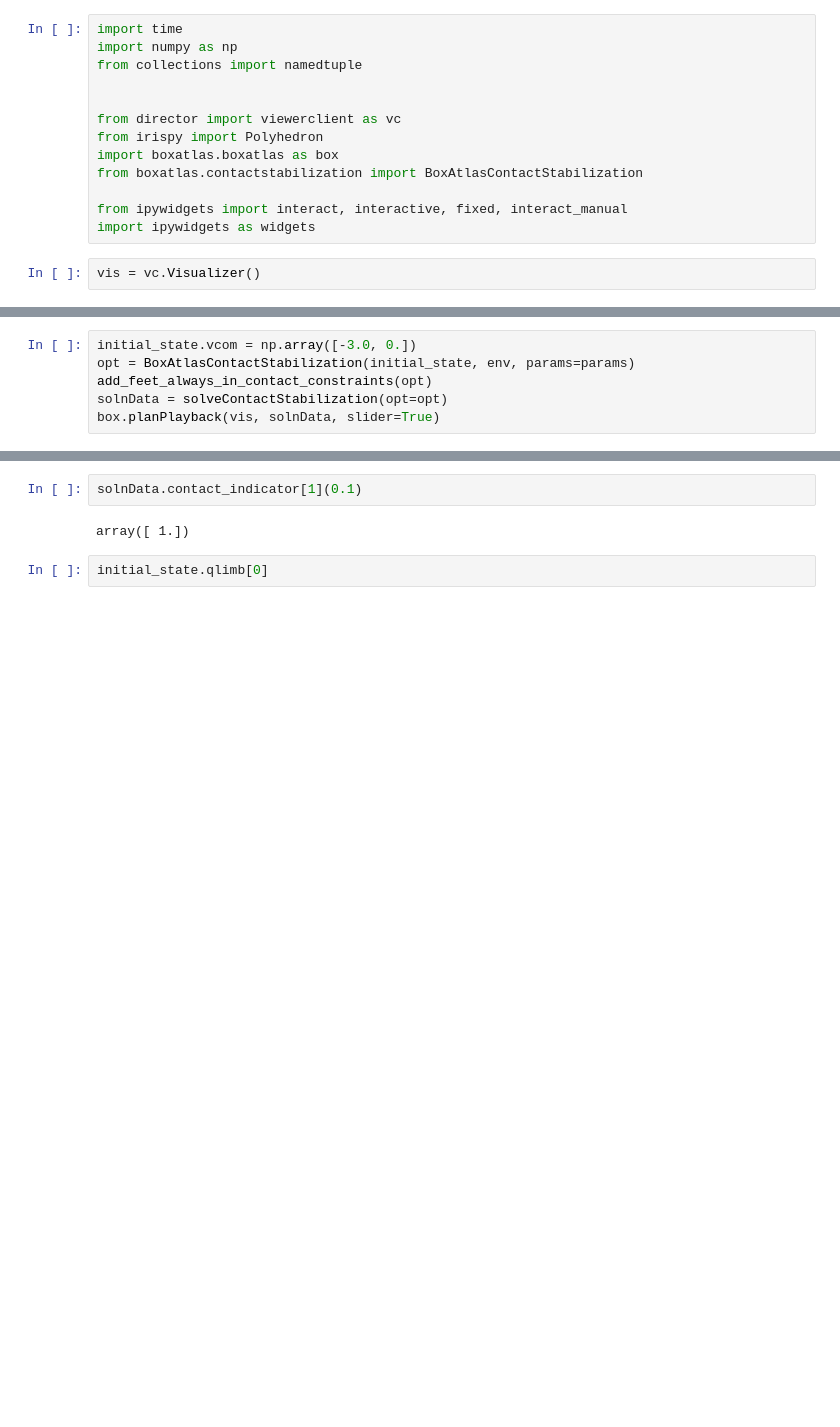
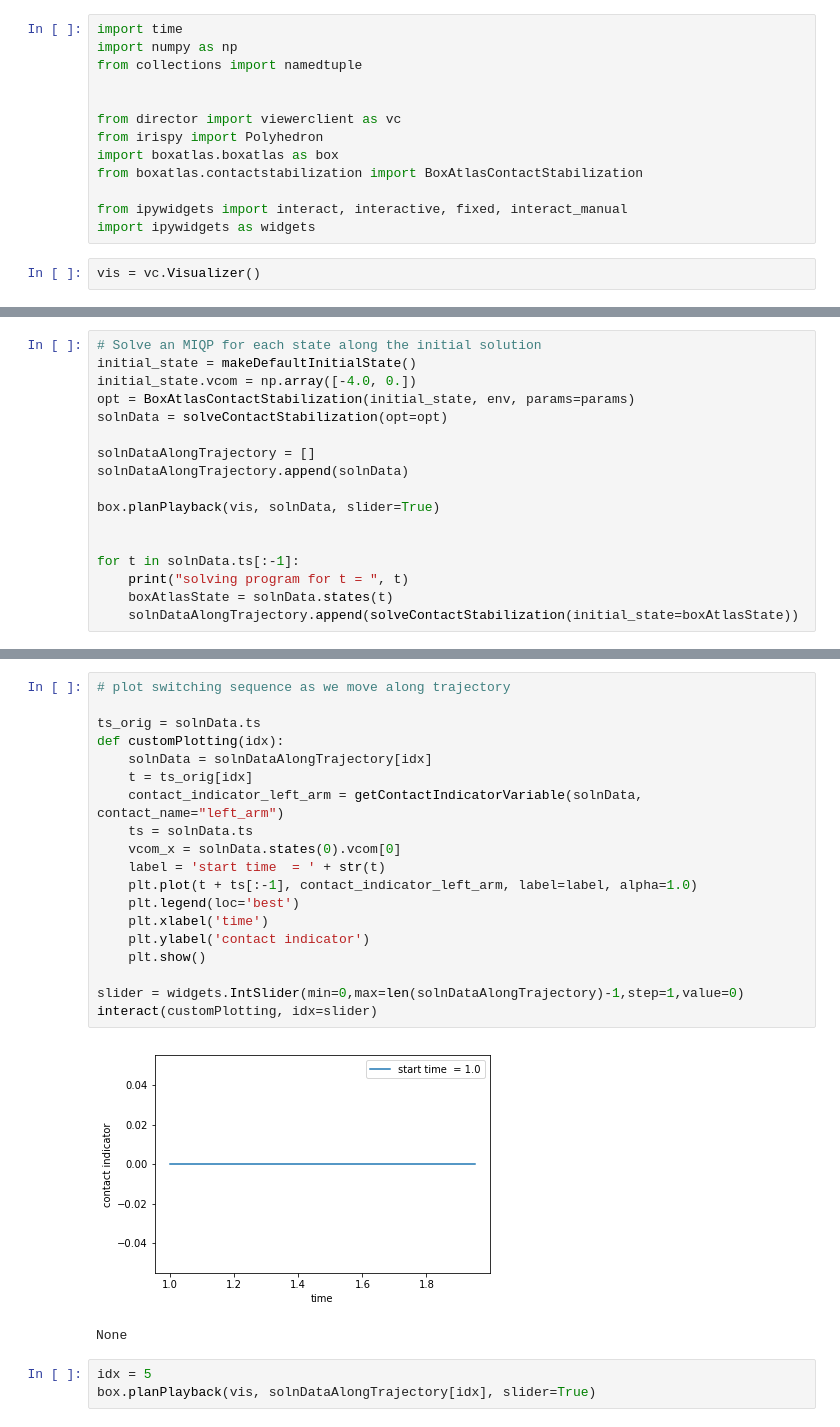
Before and after one commit to rdeits/drake-mpc, a Jupyter notebook: src/boxatlas/notebooks/py-box-atlas-polynomial-dev.ipynb, the cells around one changed output, grey strips where cells are left out. Drawn from its saved outputs; the diff is of its cells as text; blank space fills up the shorter version.

Commit message:
more work on box atlas

```diff
--- a/src/boxatlas/notebooks/py-box-atlas-polynomial-dev.ipynb
+++ b/src/boxatlas/notebooks/py-box-atlas-polynomial-dev.ipynb
@@ -190,8 +288,19 @@ None
 # %%
-initial_state.vcom = np.array([-3.0, 0.])
+# Solve an MIQP for each state along the initial solution
+initial_state = makeDefaultInitialState()
+initial_state.vcom = np.array([-4.0, 0.])
 opt = BoxAtlasContactStabilization(initial_state, env, params=params)
-add_feet_always_in_contact_constraints(opt)
 solnData = solveContactStabilization(opt=opt)
+
+solnDataAlongTrajectory = []
+solnDataAlongTrajectory.append(solnData)
+
 box.planPlayback(vis, solnData, slider=True)
+
+
+for t in solnData.ts[:-1]:
+    print("solving program for t = ", t)
+    boxAtlasState = solnData.states(t)
+    solnDataAlongTrajectory.append(solveContactStabilization(initial_state=boxAtlasState))
 # %% [output]
 None
@@ -198,6 +324,25 @@ None
-# %%
-solnData.contact_indicator[1](0.1)
-# %% [output]
-array([ 1.])
-# %%
-initial_state.qlimb[0]
+# %%
+# plot switching sequence as we move along trajectory
+
+ts_orig = solnData.ts
+def customPlotting(idx):
+    solnData = solnDataAlongTrajectory[idx]
+    t = ts_orig[idx]
+    contact_indicator_left_arm = getContactIndicatorVariable(solnData, contact_name="left_arm")
+    ts = solnData.ts
+    vcom_x = solnData.states(0).vcom[0]
+    label = 'start time  = ' + str(t)
+    plt.plot(t + ts[:-1], contact_indicator_left_arm, label=label, alpha=1.0)
+    plt.legend(loc='best')
+    plt.xlabel('time')
+    plt.ylabel('contact indicator')
+    plt.show()
+
+slider = widgets.IntSlider(min=0,max=len(solnDataAlongTrajectory)-1,step=1,value=0)
+interact(customPlotting, idx=slider)
+# %% [output]
+[figure, added]
+None
+# %%
+idx = 5
+box.planPlayback(vis, solnDataAlongTrajectory[idx], slider=True)
```
Also changed, not shown: parts of 12 cells of this notebook, 1 other file.
